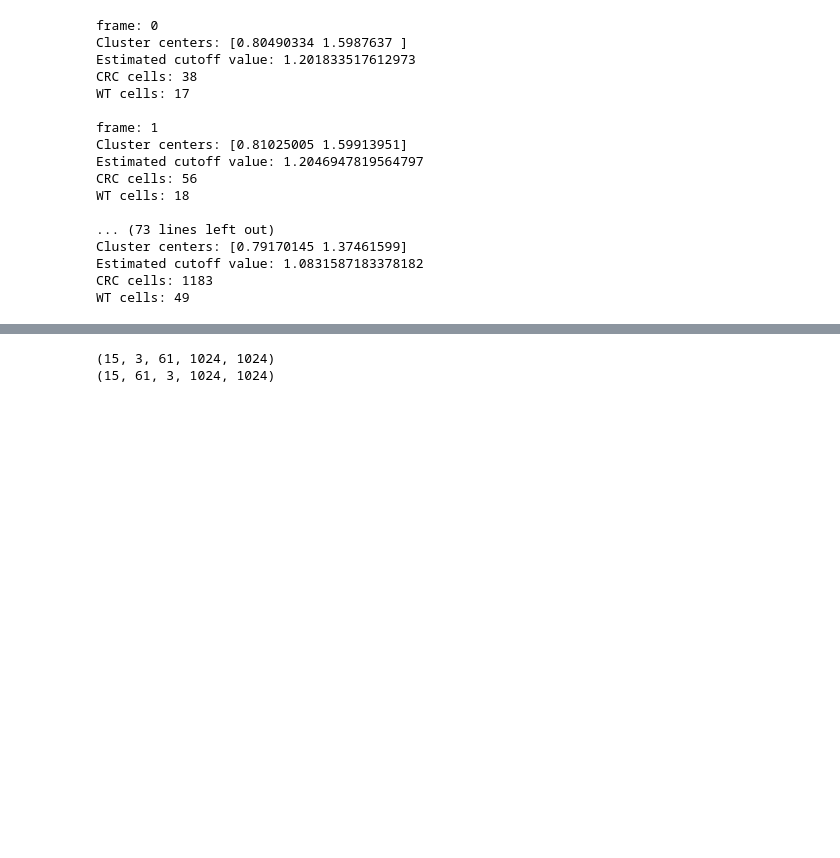
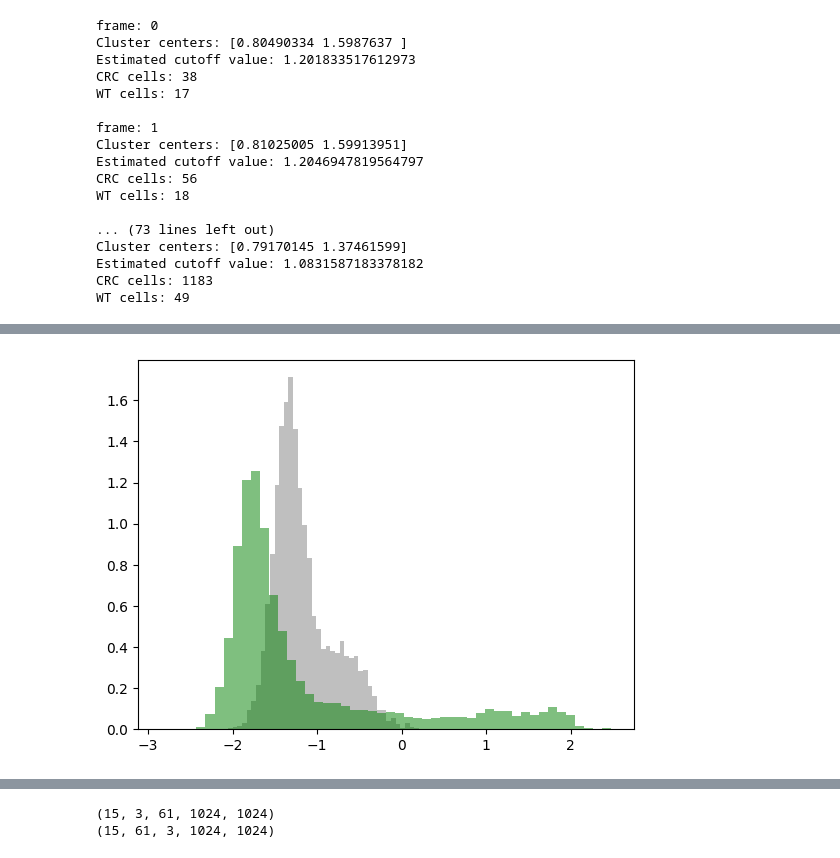
Before and after one commit to SuijkerbuijkLab/NucLogic, a Jupyter notebook: test.ipynb, the cells around one changed output, grey strips where cells are left out. Drawn from its saved outputs; the diff is of its cells as text; code cells hidden in the pictures; blank space fills up the shorter version.

```diff
--- a/test.ipynb
+++ b/test.ipynb
@@ -367,2 +351,8 @@ Frame 14:
+# %%
+plt.hist(ratios, bins=50, density=True, alpha=0.5, color="gray")
+plt.hist(ratios2, bins=50, density=True, alpha=0.5, color="green")
+plt.show()
+# %% [output]
+[figure, added]
 # %%
 summary_results = []
```
Also changed, not shown: parts of 8 cells of this notebook, 3 other files.
